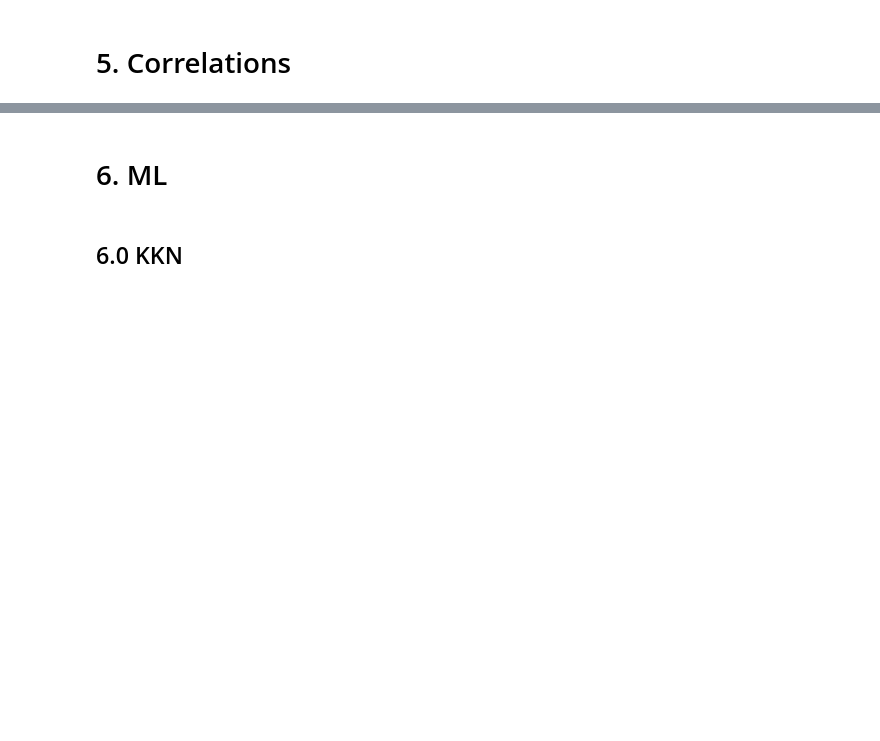
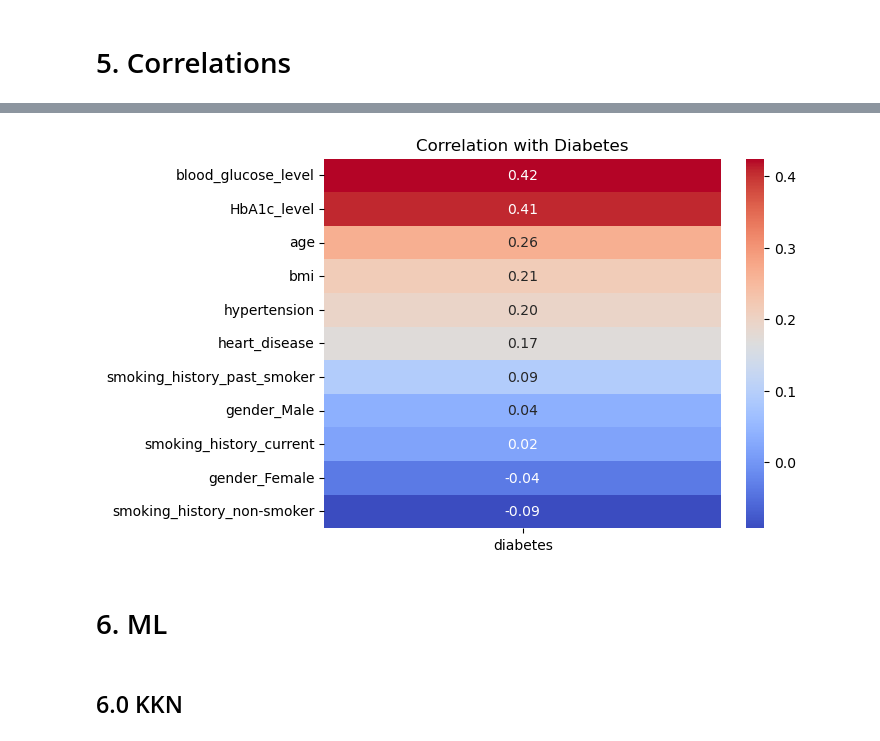
Before and after one commit to davidmoreno-gh/ML-Proyect, a Jupyter notebook: main.ipynb, the cells around one changed output, grey strips where cells are left out. Saved outputs shown, nothing was run; the diff lists cells and outputs as text; code cells hidden in the pictures; blank space fills up the shorter version.

```diff
--- a/main.ipynb
+++ b/main.ipynb
@@ -96,15 +77,0 @@ data = df.copy()
-# %%
-def perform_one_hot_encoding(df, column_name):
-    # Perform one-hot encoding on the specified column
-    dummies = pd.get_dummies(df[column_name], prefix=column_name)
-
-    # Drop the original column and append the new dummy columns to the dataframe
-    df = pd.concat([df.drop(column_name, axis=1), dummies], axis=1)
-
-    return df
-
-# Perform one-hot encoding on the gender variable
-data = perform_one_hot_encoding(data, 'gender')
-
-# Perform one-hot encoding on the smoking history variable
-data = perform_one_hot_encoding(data, 'smoking_history')
@@ -138,3 +99,11 @@ plt.show()
+# %%
+# Correlation with target
+target_corr = correlation_matrix['diabetes'].drop('diabetes').sort_values(ascending=False)
+sns.heatmap(target_corr.to_frame(), cmap="coolwarm", annot=True, fmt='.2f')
+plt.title('Correlation with Diabetes')
+plt.show()
+# %% [output]
+[figure, added]
 # %% [markdown]
 # 6. ML
 # %% [markdown]
```
Also changed, not shown: parts of 52 cells of this notebook, 2 other files.
